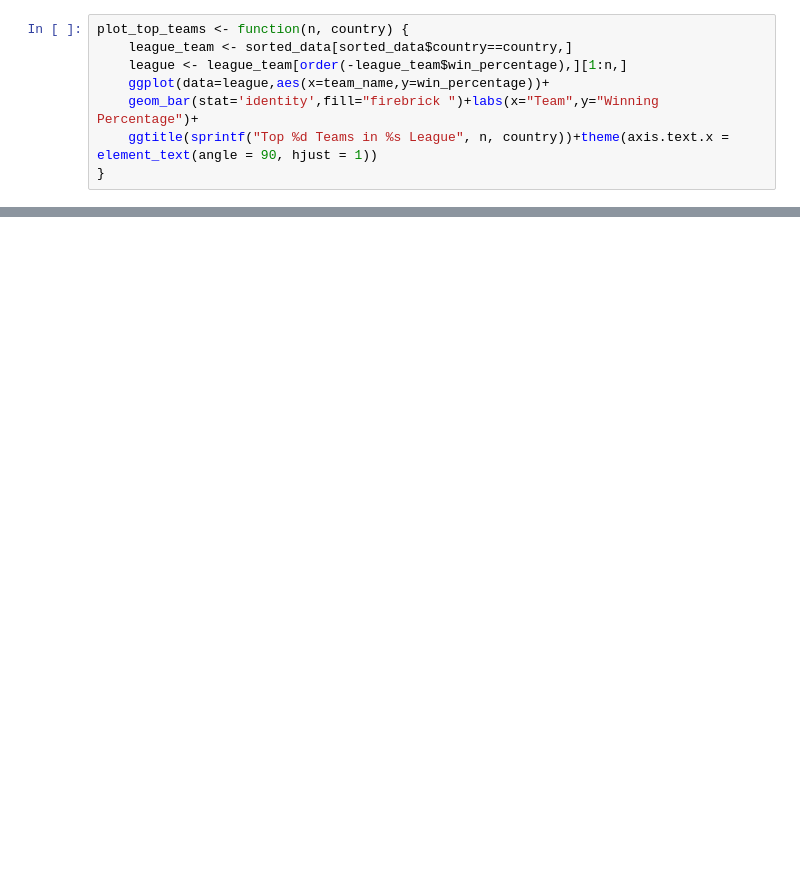
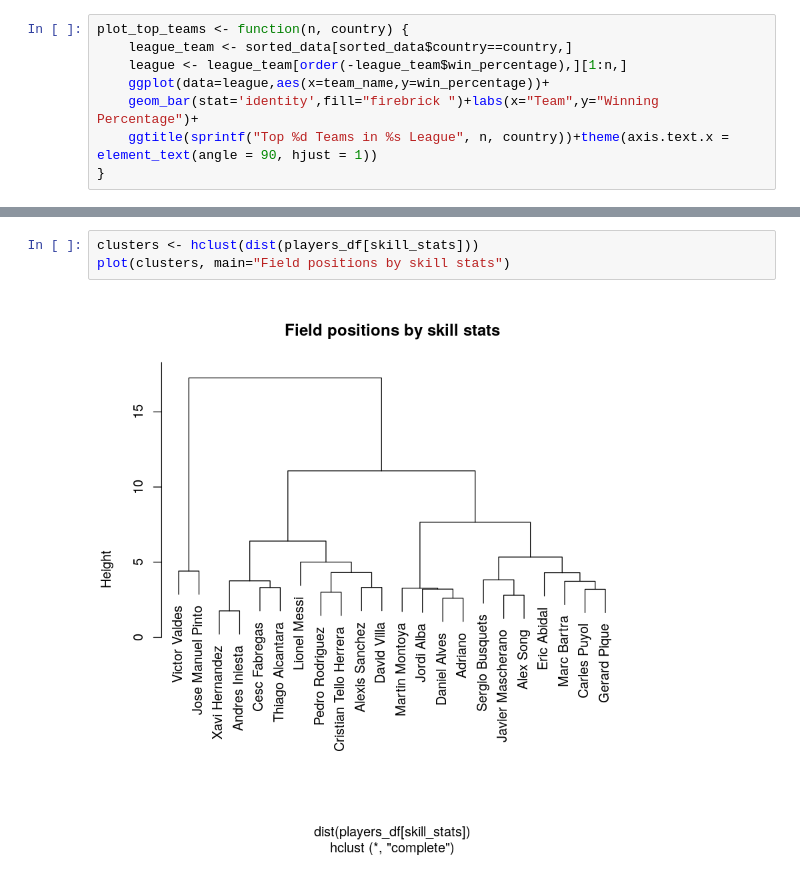
Before and after one commit to alexandruionascu/uvt, a Jupyter notebook: data_analysis_R/Project.ipynb, the cells around one changed output, grey strips where cells are left out. Drawn from its saved outputs; the diff is of its cells as text; blank space fills up the shorter version.

```diff
--- a/data_analysis_R/Project.ipynb
+++ b/data_analysis_R/Project.ipynb
@@ -247,0 +250,5 @@ set.seed(123) # Data preparation # +++++++++++++++ data("iris") head(iris) # Rem
+# %%
+clusters <- hclust(dist(players_df[skill_stats]))
+plot(clusters, main="Field positions by skill stats")
+# %% [output]
+[figure, added]
```
Also changed, not shown: parts of 12 cells of this notebook.
